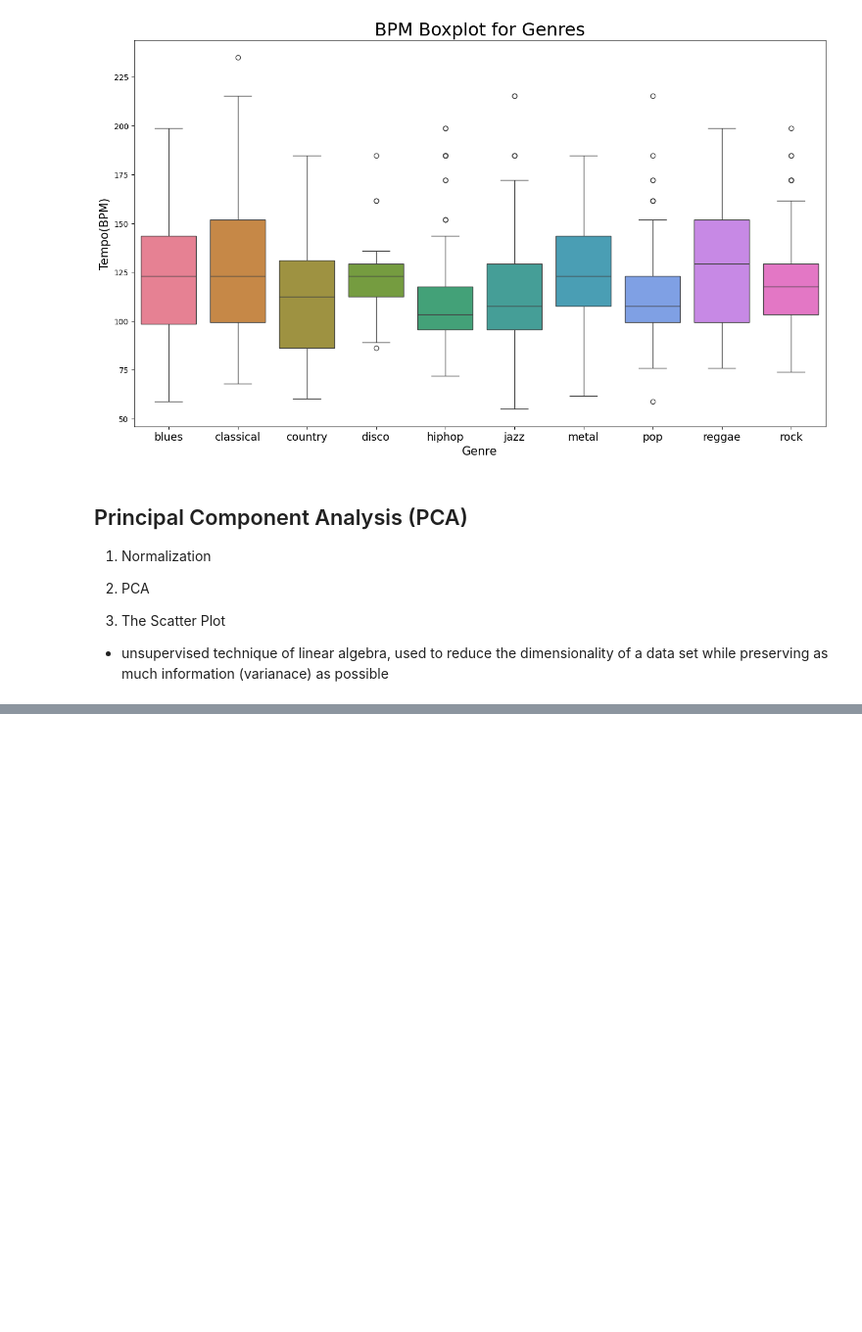
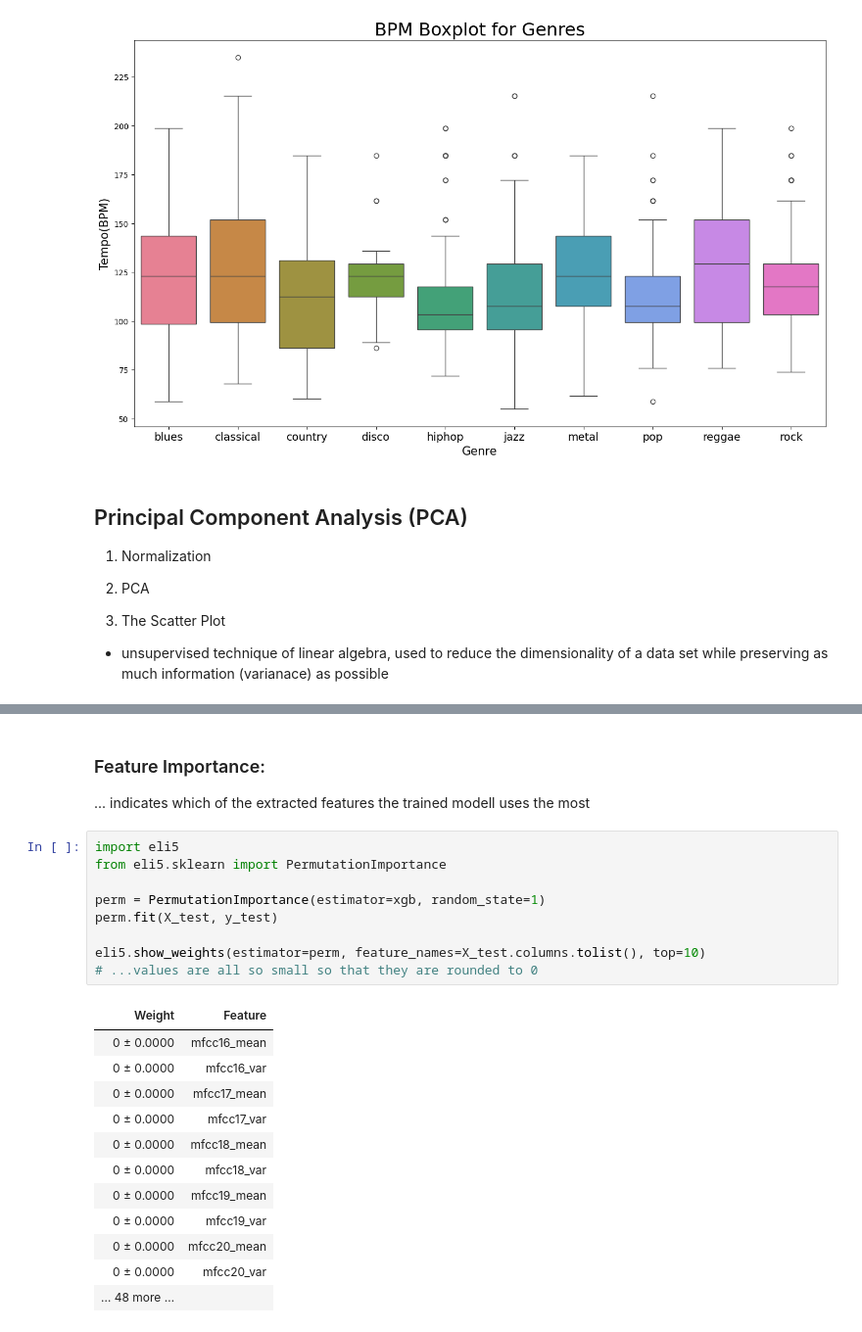
Before and after one commit to janmillou/music_genre_classifier, a Jupyter notebook: music_genre_classifier.ipynb, the cells around one changed output, grey strips where cells are left out. Shown at 98% size. Saved outputs shown, nothing was run; the diff lists cells and outputs as text; blank space fills up the shorter version.

```diff
--- a/music_genre_classifier.ipynb
+++ b/music_genre_classifier.ipynb
@@ -366,0 +549,25 @@ pca.explained_variance_ratio_
+# %% [markdown]
+### Feature Importance:
+... indicates which of the extracted features the trained modell uses the most
+# %%
+import eli5
+from eli5.sklearn import PermutationImportance
+
+perm = PermutationImportance(estimator=xgb, random_state=1)
+perm.fit(X_test, y_test)
+
+eli5.show_weights(estimator=perm, feature_names=X_test.columns.tolist(), top=10)
+# ...values are all so small so that they are rounded to 0
+# %% [output]
+| Weight | Feature |
+| 0 ± 0.0000 | mfcc16_mean |
+| 0 ± 0.0000 | mfcc16_var |
+| 0 ± 0.0000 | mfcc17_mean |
+| 0 ± 0.0000 | mfcc17_var |
+| 0 ± 0.0000 | mfcc18_mean |
+| 0 ± 0.0000 | mfcc18_var |
+| 0 ± 0.0000 | mfcc19_mean |
+| 0 ± 0.0000 | mfcc19_var |
+| 0 ± 0.0000 | mfcc20_mean |
+| 0 ± 0.0000 | mfcc20_var |
+| … 48 more … |  |
```
Also changed, not shown: parts of 16 cells of this notebook.
